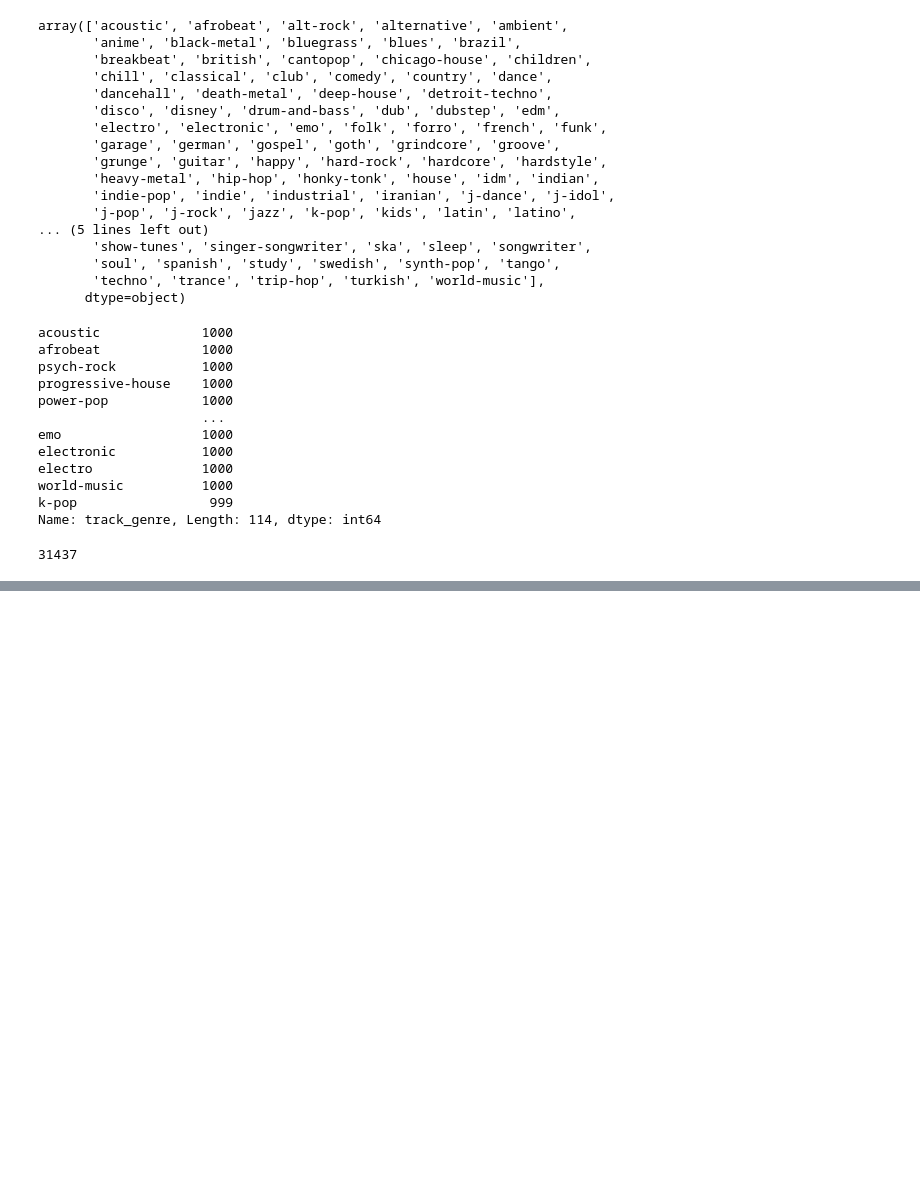
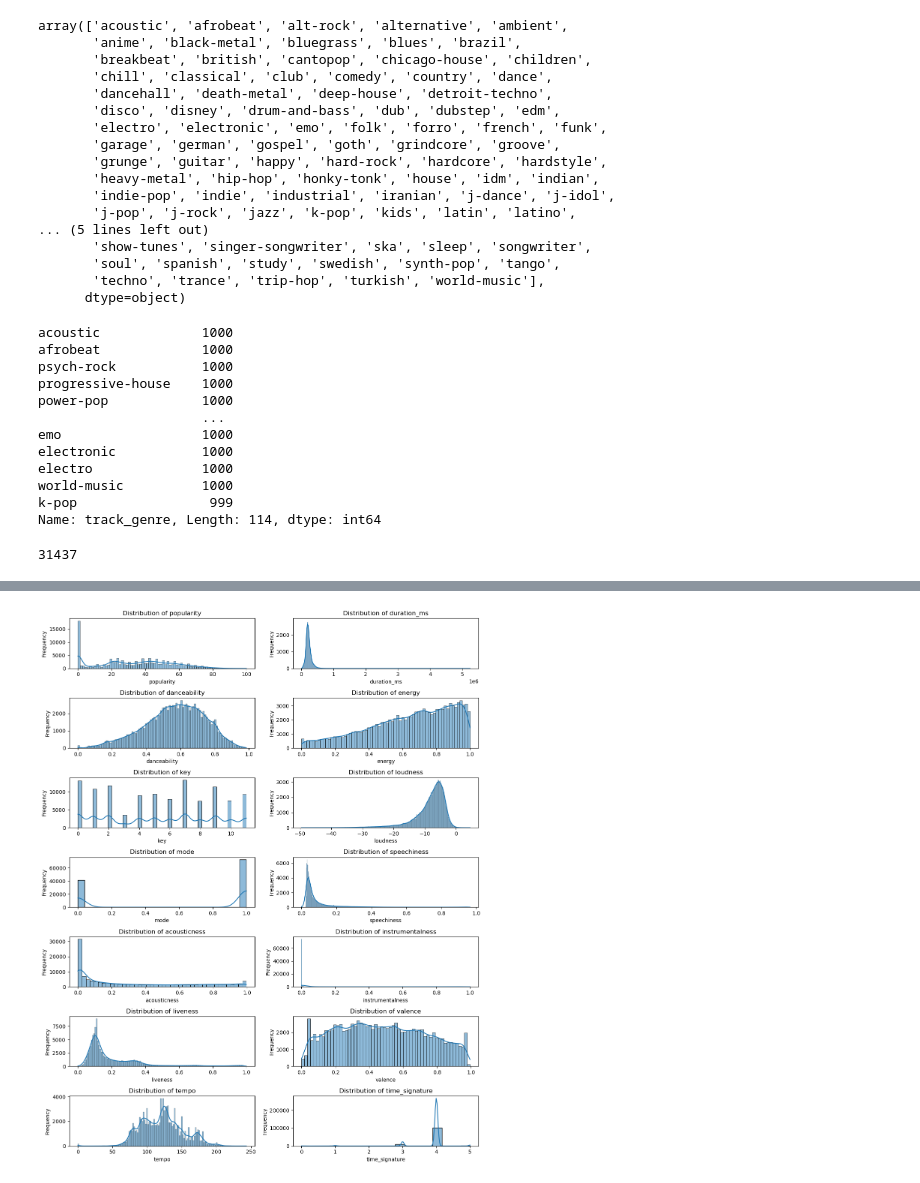
Before and after one commit to HannahSRaju/ITCS5156_Project, a Jupyter notebook: MusicRecommendation.ipynb, the cells around one changed output, grey strips where cells are left out. Cells and saved outputs as stored; diff of their text form; code cells hidden in the pictures; blank space fills up the shorter version.

```diff
--- a/MusicRecommendation.ipynb
+++ b/MusicRecommendation.ipynb
@@ -149,0 +241,31 @@ df.artists.nunique()
+# %%
+# Select numerical columns from the DataFrame
+numerical_columns = df.select_dtypes(include=['float64', 'int64'])
+
+# Calculate the number of rows and columns needed for subplots
+num_plots = len(numerical_columns.columns)
+num_rows = (num_plots + 1) // 2  # Add 1 to ensure even number of rows
+num_cols = 2
+
+# Set up the matplotlib figure
+fig, axes = plt.subplots(nrows=num_rows, ncols=num_cols, figsize=(12, 15))
+fig.subplots_adjust(hspace=0.5)
+
+# Plot histograms for each numerical column
+for i, column in enumerate(numerical_columns.columns):
+    row_idx = i // num_cols
+    col_idx = i % num_cols
+    ax = axes[row_idx, col_idx] if num_plots > 1 else axes
+    sns.histplot(data=numerical_columns, x=column, kde=True, ax=ax)
+    ax.set_title(f'Distribution of {column}')
+    ax.set_xlabel(column)
+    ax.set_ylabel('Frequency')
+
+# Remove any empty subplots
+for i in range(num_plots, num_rows * num_cols):
+    fig.delaxes(axes.flatten()[i])
+
+plt.tight_layout()
+plt.show()
+# %% [output]
+[figure, added]
```
Also changed, not shown: parts of 27 cells of this notebook.
